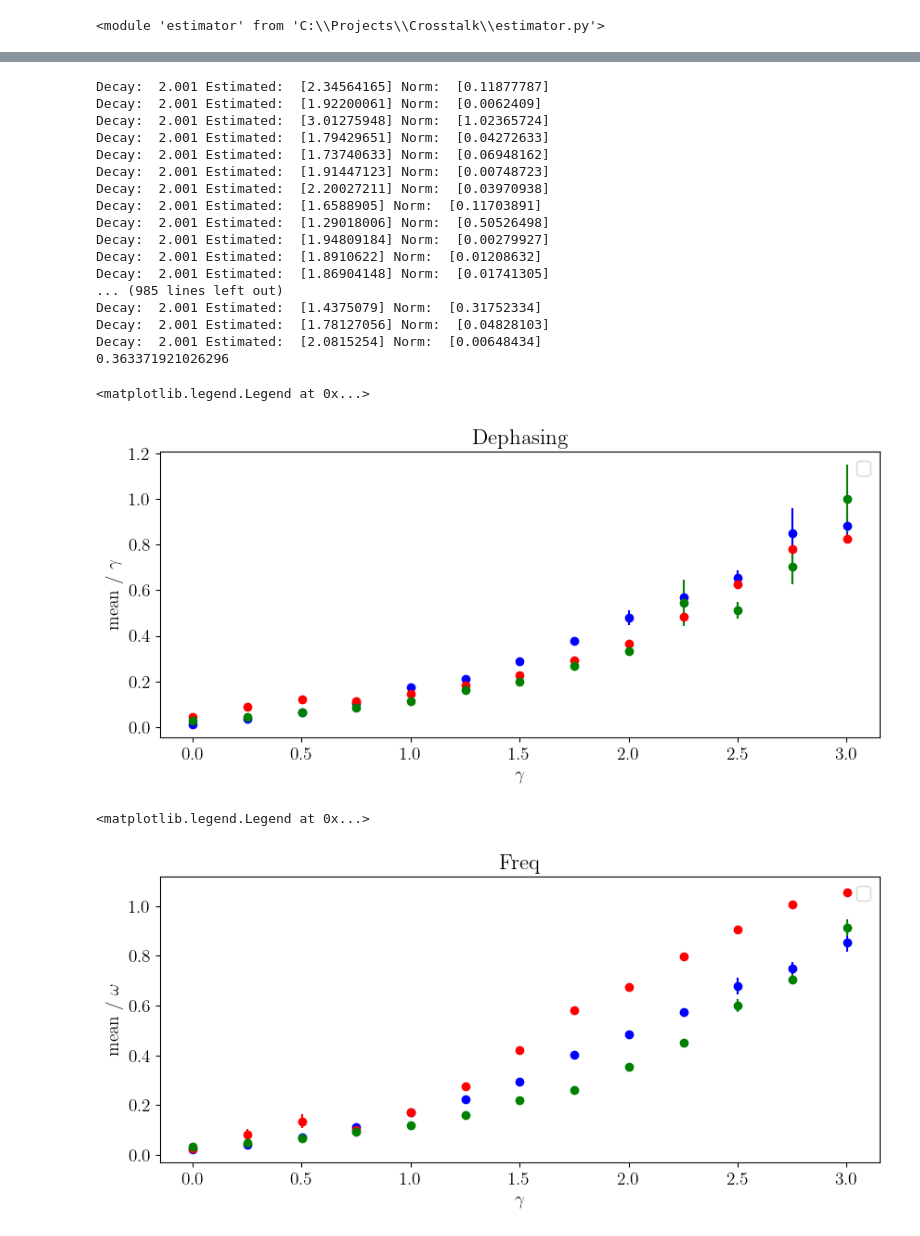
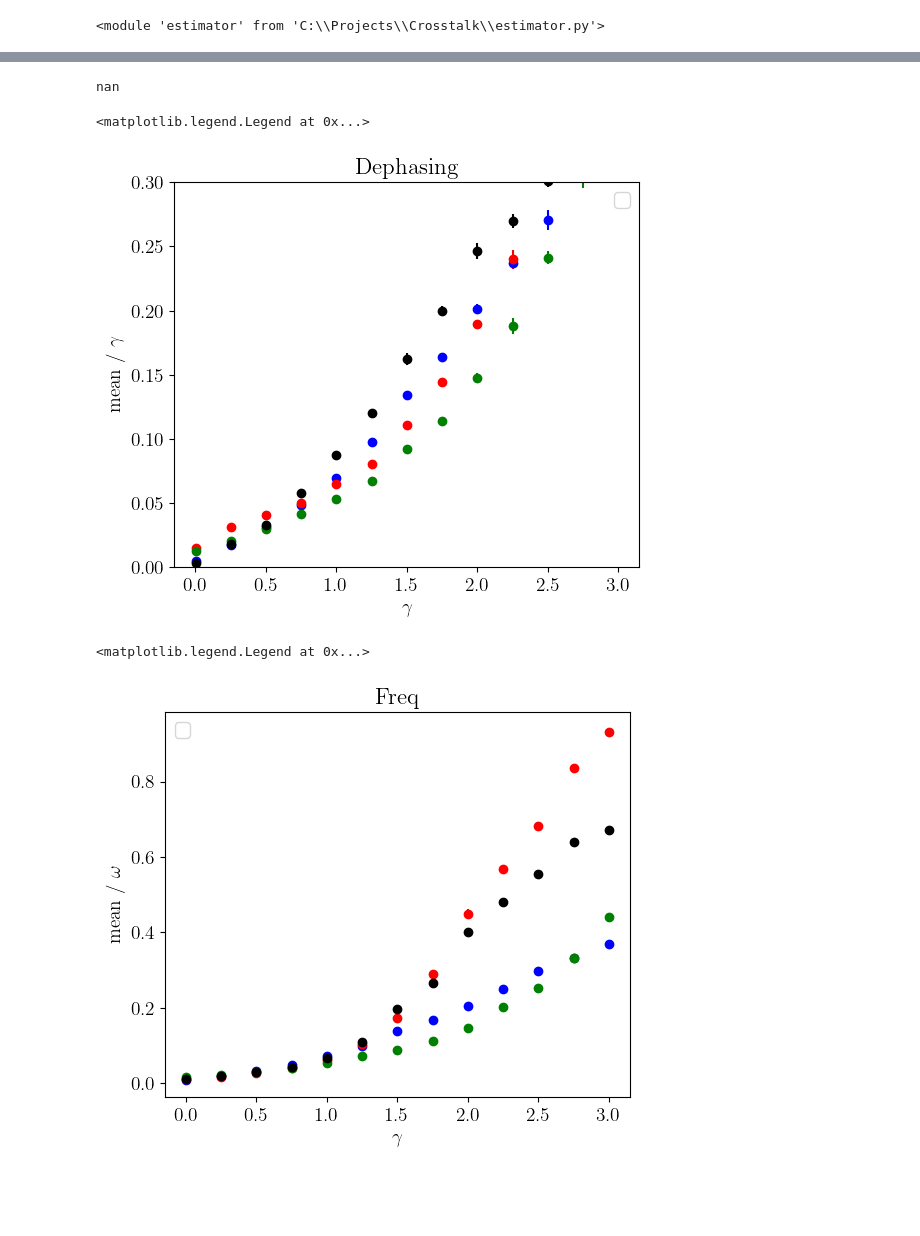
Before and after one commit to Davidkatom/Crosstalk, a Jupyter notebook: Comparisons/error_vs_decay.ipynb, the cells around one changed output, grey strips where cells are left out. Saved outputs shown, nothing was run; the diff lists cells and outputs as text; code cells hidden in the pictures; blank space fills up the shorter version.

```diff
--- a/Comparisons/error_vs_decay.ipynb
+++ b/Comparisons/error_vs_decay.ipynb
@@ -63,16 +63,18 @@ reload(estimator)
 for rep, rep_batches in enumerate(decay_fit):
     rep_fits = []
     print(f"Repetition {rep} / {repetitions}")
-    for decay, (batch_x_det, batch_y_det, batch_x_cross, batch_y_cross), (batch_det, batch_cross), (batch_x_det_uni, batch_y_det_uni, batch_x_cross_uni, batch_y_cross_uni) in rep_batches:
+    for decay, (batch_x_det, batch_y_det, batch_x_cross, batch_y_cross), (batch_det, batch_cross), (batch_x_det_uni, batch_y_det_uni, batch_x_cross_uni, batch_y_cross_uni),(batch_det_uni_x, batch_cross_uni_x)  in rep_batches:
         Decay_local, W_local, J_local = estimator.one_by_one_fit(batch_x_det, batch_y_det, batch_x_cross, batch_y_cross)
         Decay_fisher, W_fisher, J_fisher = estimator.one_by_one_X(batch_det, batch_cross)
         Decay_uni, W_uni, J_uni = estimator.one_by_one_fit(batch_x_det_uni, batch_y_det_uni, batch_x_cross_uni, batch_y_cross_uni)
+        Decay_uni_X, W_uni_X, J_uni_X = estimator.one_by_one_X(batch_det_uni_x, batch_cross_uni_x)
 
         rep_fits.append((
             decay,
             (Decay_local, W_local, J_local),
             (Decay_fisher, W_fisher, J_fisher),
             (Decay_uni, W_uni, J_uni),
+            (Decay_uni_X, W_uni_X, J_uni_X)
         ))
 
     fitted_data.append(rep_fits)
@@ -99,13 +99,18 @@ Repetition 499 / 500
 # %%
 from importlib import reload
+errors_fisher = []
+errors_local = []
+errors_uniform = []
+errors_uniform_X = []
 decay_test = []
 reload(estimator)
 for rep, rep_fits in enumerate(fitted_data):
     rep_error_fisher = []
     rep_error_local = []
     rep_error_uniform = []
+    rep_error_uniform_X = []
 
-    for decay, (Decay_local, W_local, J_local), (Decay_fisher, W_fisher, J_fisher), (Decay_uni, W_uni, J_uni) in rep_fits:
+    for decay, (Decay_local, W_local, J_local), (Decay_fisher, W_fisher, J_fisher), (Decay_uni, W_uni, J_uni), (Decay_uni_X, W_uni_X, J_uni_X) in rep_fits:
         fisher_errors = estimator.percent_error(
             np.concatenate([W, [decay], J_list]),
             np.concatenate([W_fisher, Decay_fisher, J_fisher])
@@ -115,46 +120,36 @@ for rep, rep_fits in enumerate(fitted_data):
             np.concatenate([W_local, Decay_local, J_local])
         )
 
-
-
         uniform_errors = estimator.percent_error(
             np.concatenate([W, [decay], J_list]),
             np.concatenate([W_uni, Decay_uni, J_uni])
         )
 
+        uniform_errors_X = estimator.percent_error(
+            np.concatenate([W, [decay], J_list]),
+            np.concatenate([W_uni_X, Decay_uni_X, J_uni_X])
+        )
+
         rep_error_fisher.append(fisher_errors)
         rep_error_local.append(local_errors)
         rep_error_uniform.append(uniform_errors)
+        rep_error_uniform_X.append(uniform_errors_X)
 
     errors_fisher.append(rep_error_fisher)
     errors_local.append(rep_error_local)
-    uniform_local.append(rep_error_uniform)
+    errors_uniform.append(rep_error_uniform)
+    errors_uniform_X.append(rep_error_uniform_X)
 
 print(np.sqrt(np.mean(decay_test)))
 # %% [output]
-Decay:  2.001 Estimated:  [2.34564165] Norm:  [0.11877787]
-Decay:  2.001 Estimated:  [1.92200061] Norm:  [0.0062409]
-Decay:  2.001 Estimated:  [3.01275948] Norm:  [1.02365724]
-Decay:  2.001 Estimated:  [1.79429651] Norm:  [0.04272633]
-Decay:  2.001 Estimated:  [1.73740633] Norm:  [0.06948162]
-Decay:  2.001 Estimated:  [1.91447123] Norm:  [0.00748723]
-Decay:  2.001 Estimated:  [2.20027211] Norm:  [0.03970938]
-Decay:  2.001 Estimated:  [1.6588905] Norm:  [0.11703891]
-Decay:  2.001 Estimated:  [1.29018006] Norm:  [0.50526498]
-Decay:  2.001 Estimated:  [1.94809184] Norm:  [0.00279927]
-Decay:  2.001 Estimated:  [1.8910622] Norm:  [0.01208632]
-Decay:  2.001 Estimated:  [1.86904148] Norm:  [0.01741305]
-... (985 lines left out)
-Decay:  2.001 Estimated:  [1.4375079] Norm:  [0.31752334]
-Decay:  2.001 Estimated:  [1.78127056] Norm:  [0.04828103]
-Decay:  2.001 Estimated:  [2.0815254] Norm:  [0.00648434]
-0.363371921026296
+nan
 # %%
 k = 10
 
 errors_fisher_reshaped = np.array(errors_fisher).transpose()
 errors_local_reshaped = np.array(errors_local).transpose()
-errors_uniform_reshaped = np.array(uniform_local).transpose()
+errors_uniform_reshaped = np.array(errors_uniform).transpose()
+errors_fisher_reshaped_X = np.array(errors_uniform_X).transpose()
 
 # errors_local_reshaped = list(map(list, zip(*errors_local)))
 # errors_uniform_reshaped = list(map(list, zip(*uniform_local)))
@@ -163,10 +158,12 @@ errors_uniform_reshaped = np.array(uniform_local).transpose()
 errors_fisher_reshaped_a = errors_fisher_reshaped[1]
 errors_local_reshaped_a = errors_local_reshaped[1]
 errors_uniform_reshaped_a = errors_uniform_reshaped[1]
+errors_fisher_reshaped_X_a = errors_fisher_reshaped_X[1]
 
 errors_fisher_reshaped_w = errors_fisher_reshaped[0]
 errors_local_reshaped_w = errors_local_reshaped[0]
 errors_uniform_reshaped_w = errors_uniform_reshaped[0]
+errors_fisher_reshaped_X_w = errors_fisher_reshaped_X[0]
 
 
 # errors_fisher_median_a, errors_fisher_std_a = np.sqrt(np.mean(errors_fisher_reshaped_a, axis=1)), np.std(errors_fisher_reshaped_a, axis=1)
@@ -175,53 +172,56 @@ errors_uniform_reshaped_w = errors_uniform_reshaped[0]
 errors_fisher_median_a, errors_fisher_std_a = estimator.mean_of_medians(errors_fisher_reshaped_a, k)
 errors_local_median_a, errors_local_std_a = estimator.mean_of_medians(errors_local_reshaped_a, k)
 errors_uniform_median_a, errors_uniform_std_a = estimator.mean_of_medians(errors_uniform_reshaped_a, k)
+errors_uniform_X_median_a, errors_fisher_std_X_a = estimator.mean_of_medians(errors_fisher_reshaped_X_a, k)
 
 errors_fisher_median_w, errors_fisher_std_w = estimator.mean_of_medians(errors_fisher_reshaped_w, k)
 errors_local_median_w, errors_local_std_w = estimator.mean_of_medians(errors_local_reshaped_w, k)
 errors_uniform_median_w, errors_uniform_std_w = estimator.mean_of_medians(errors_uniform_reshaped_w, k)
+errors_uniform_X_median_w, errors_fisher_std_X_w = estimator.mean_of_medians(errors_fisher_reshaped_X_w, k)
 
 # errors_uniform_median_G, errors_uniform_std_G = estimator.mean_of_medians(errors_fisher_reshaped_G, k)
 print()
 # %%
 import matplotlib.pyplot as plt
 
-plt.figure(figsize=(10, 4))  # Adjust the figure size to make the plot longer
+plt.figure(figsize=(6, 5))  # Adjust the figure size to make the plot longer
 plt.rcParams['text.usetex'] = True
 font = {'family': 'normal',
         'weight': 'bold',
         'size': 14}
 
 plt.rc('font', **font)
 
 plt.errorbar(Decay, np.array(errors_uniform_median_a), yerr= np.array(errors_uniform_std_a),
              fmt='o', color='blue')
 plt.errorbar(Decay, np.array(errors_fisher_median_a), yerr= np.array(errors_fisher_std_a),
              fmt='o', color='red')
 plt.errorbar(Decay, np.array(errors_local_median_a), yerr= np.array(errors_local_std_a), fmt='o',
              color='green')
 
-
+plt.errorbar(Decay, np.array(errors_uniform_X_median_a), yerr= np.array(errors_fisher_std_X_a),
+             fmt='o', color='black')
 
 
 
 
 plt.title("Dephasing")
 # plt.title(f'Shots={Decay} ')
 plt.xlabel('$\gamma$')
 plt.ylabel('mean / $\gamma$')
 plt.grid()
 # plt.yscale('log')
 # plt.xscale('log')
-# plt.xlim([0, 2])
+plt.ylim([0, 0.3])
 plt.grid()
 plt.legend()
 # %% [output]
 <matplotlib.legend.Legend at 0x...>
-[figure, old version]
+[figure, new version]
 # %%
 import matplotlib.pyplot as plt
 
-plt.figure(figsize=(10, 4))  # Adjust the figure size to make the plot longer
+plt.figure(figsize=(6, 5))  # Adjust the figure size to make the plot longer
 plt.rcParams['text.usetex'] = True
 font = {'family': 'normal',
         'weight': 'bold',
@@ -235,9 +235,8 @@ plt.errorbar(Decay,  np.array(errors_fisher_median_w), yerr= np.array(errors_fis
              fmt='o', color='red')
 plt.errorbar(Decay,  np.array(errors_local_median_w), yerr= np.array(errors_local_std_w), fmt='o',
              color='green')
-# plt.errorbar(Decay, 100 * np.array(errors_uniform_median_G/Decay ), yerr=100 * np.array(errors_uniform_std_G/Decay ), fmt='o',
-#              color='magenta')
-# Scatter points for 75th percentiles
+plt.errorbar(Decay,  np.array(errors_uniform_X_median_w), yerr= np.array(errors_fisher_std_X_w),
+             fmt='o', color='black')
 plt.title("Freq")
 
 # plt.title(f'Shots={Decay} ')
@@ -253,7 +252,7 @@ plt.grid()
 plt.legend()
 # %% [output]
 <matplotlib.legend.Legend at 0x...>
-[figure, old version]
+[figure, new version]
 # %%
 index = 6
 X = np.array(100 * np.array(np.sqrt(errors_fisher_reshaped_a)))[index][:1000]
```
Also changed, not shown: parts of 6 cells of this notebook, 3 other files.
